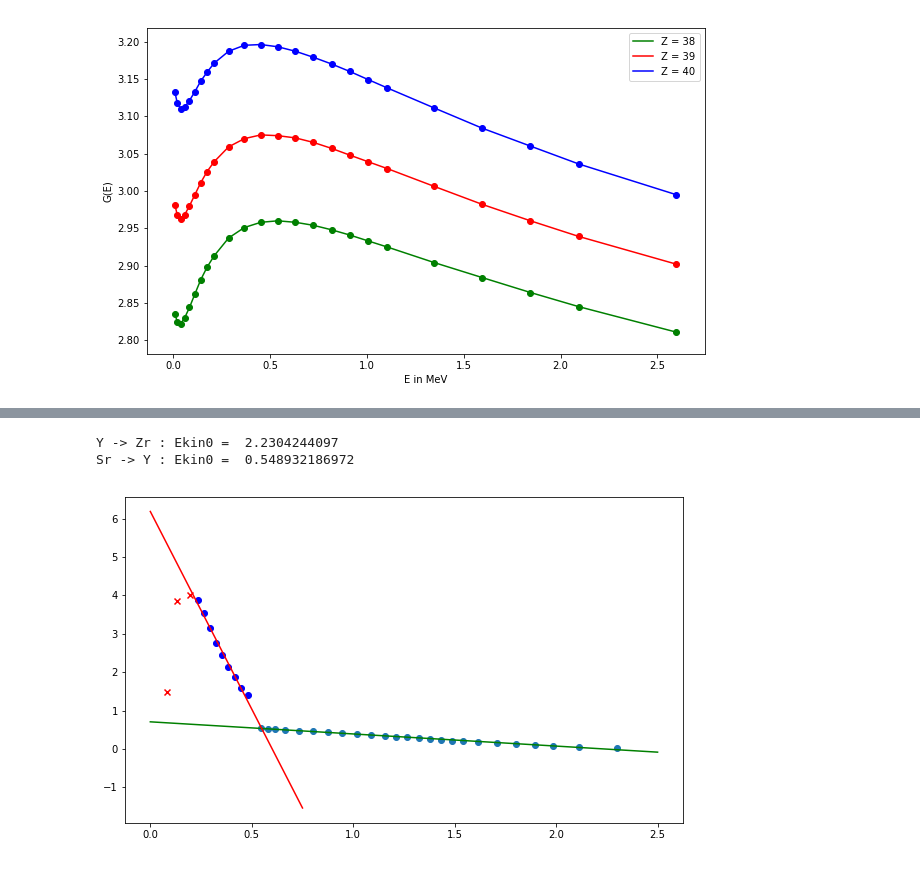
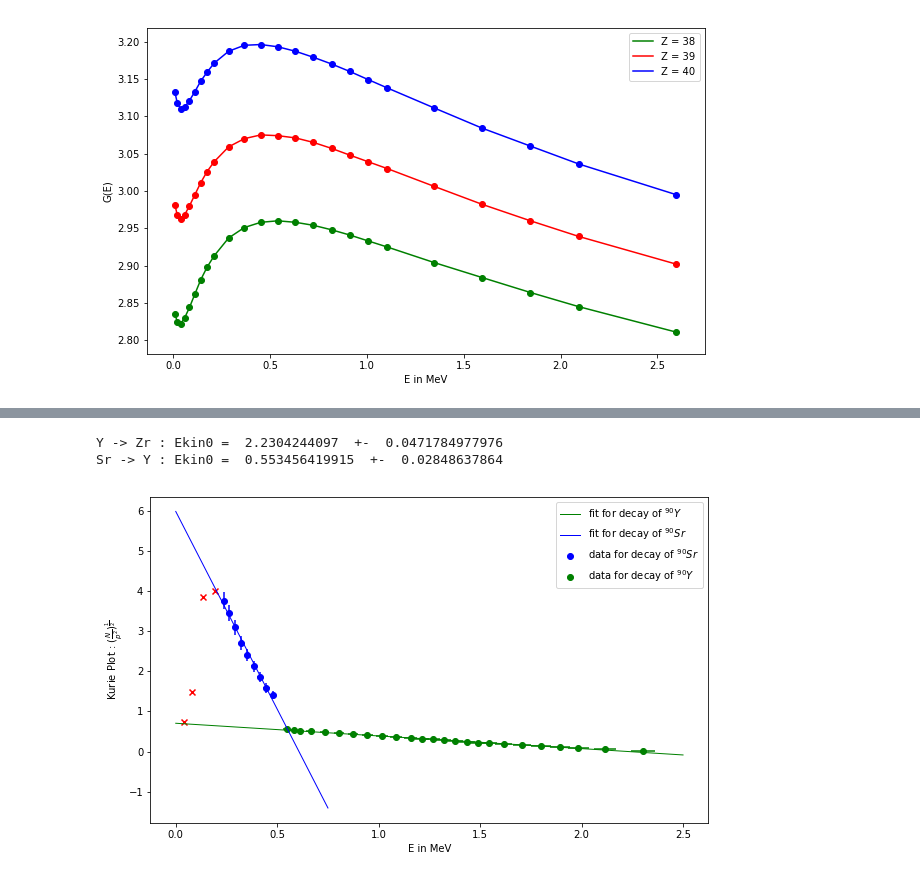
Before and after one commit to NlKLas/PyRePo, a Jupyter notebook: V10/V10.ipynb, the cells around one changed output, grey strips where cells are left out. Cells and saved outputs as stored; diff of their text form; code cells hidden in the pictures.

Commit message:
Kurie plot corrections

```diff
--- a/V10/V10.ipynb
+++ b/V10/V10.ipynb
@@ -276,29 +314,47 @@ Sr -> Y : Ekin0 =  0.507207994795
 # %%
 #Curie Plot with coulomb and S correction
-popt, pcov = curve_fit(g,E[:25],curie_cor(countrate,p,G_40,2.2)[:25])
+E0_1 = 2.2
+E0_2 = 0.54
+E0_1_err = 0
+E0_2_err = 0
+
+popt, pcov = curve_fit(g,E[:25],curie_cor(countrate,p,G_40,E0_1)[:25])
 m1= popt[0]
+m1_err = np.sqrt(np.diag(pcov))[0]
 b1 = popt[1]
+b1_err = np.sqrt(np.diag(pcov))[1]
 t1 = np.linspace(0,2.5,100)
 
-popt, pcov = curve_fit(g,E[26:35],curie_cor(countrate,p,G_39,0.5)[26:35])
+popt, pcov = curve_fit(g,E[26:35],curie_cor(countrate,p,G_39,E0_2)[26:35])
 m2= popt[0]
+m2_err = np.sqrt(np.diag(pcov))[0]
 b2 = popt[1]
+b2_err = np.sqrt(np.diag(pcov))[1]
 t2 = np.linspace(0,0.75,100)
 
+cur_err_40 = curie_cor_err(np.array(countrate),np.array(p),np.array(G_40),E0_1,np.array(countrate_err),np.array(p_err),E0_1_err)
+cur_err_39 = curie_cor_err(np.array(countrate),np.array(p),np.array(G_39),E0_2,np.array(countrate_err),np.array(p_err),E0_2_err)
 
 fig,ax = plt.subplots(figsize=(10,6))
-ax.scatter(E[26:35],curie_cor(countrate,p,G_39,0.5)[26:35],c="b")
-ax.scatter(E[:25],curie_cor(countrate,p,G_40,2.2)[:25])
-ax.plot(t1,g(t1,m1,b1),c="g")
-ax.plot(t2,g(t2,m2,b2),c="r")
-ax.scatter(E[-4:],curie(countrate,p)[-4:],marker="x",c="red")
+ax.scatter(E[26:35],curie_cor(countrate,p,G_39,E0_2)[26:35],c="b",label="data for decay of $^{90} Sr$")##left part
+ax.errorbar(E[26:35],curie_cor(countrate,p,G_39,E0_2)[26:35],xerr=E_err[26:35],yerr=cur_err_39[26:35],c="b",ls=" ")
+ax.scatter(E[:25],curie_cor(countrate,p,G_40,E0_1)[:25],c="g",label="data for decay of $^{90} Y$")##right part
+ax.errorbar(E[:25],curie_cor(countrate,p,G_40,E0_1)[:25],xerr=E_err[:25],yerr=cur_err_40[:25],c="g",ls=" ")   ##FF6300
+ax.plot(t1,g(t1,m1,b1),c="g",lw=1,label="fit for decay of $^{90} Y$")
+ax.plot(t2,g(t2,m2,b2),c="b",lw=1,label="fit for decay of $^{90} Sr$")
+ax.scatter(E[-4:],curie(countrate,p)[-4:],marker="x",c="red")#discarded points
+ax.set_xlabel("E in MeV")
+ax.set_ylabel(r"Kurie Plot : $(\frac{N}{p^2})^{\frac{1}{2}}$")
 
+ax.legend(loc=("best"))
+E1 = -b1/m1
+E1_err = np.sqrt((b1_err/m1)**2+(m1_err*b1/m1**2)**2)
+E2 = -(b1-b2)/(m1-m2)
+E2_err = np.sqrt((b1_err/(m1-m2))**2+(b2_err/(m1-m2))**2+(m1_err*(b1-b2)/(m1-m2)**2)**2+(m2_err*(b1-b2)/(m1-m2)**2)**2)
 
-#ax.legend(loc=("best"))
-
-print("Y -> Zr : Ekin0 = ",-b1/m1)
-print("Sr -> Y : Ekin0 = ",-(b1-b2)/(m1-m2))
+print("Y -> Zr : Ekin0 = ",E1," +- ",E1_err)
+print("Sr -> Y : Ekin0 = ",E2," +- ",E2_err)
 # %% [output]
-Y -> Zr : Ekin0 =  2.2304244097
-Sr -> Y : Ekin0 =  0.548932186972
+Y -> Zr : Ekin0 =  2.2304244097  +-  0.0471784977976
+Sr -> Y : Ekin0 =  0.553456419915  +-  0.02848637864
-[figure, old version]
+[figure, new version]
```
Also changed, not shown: parts of 4 cells of this notebook, 2 other files.
